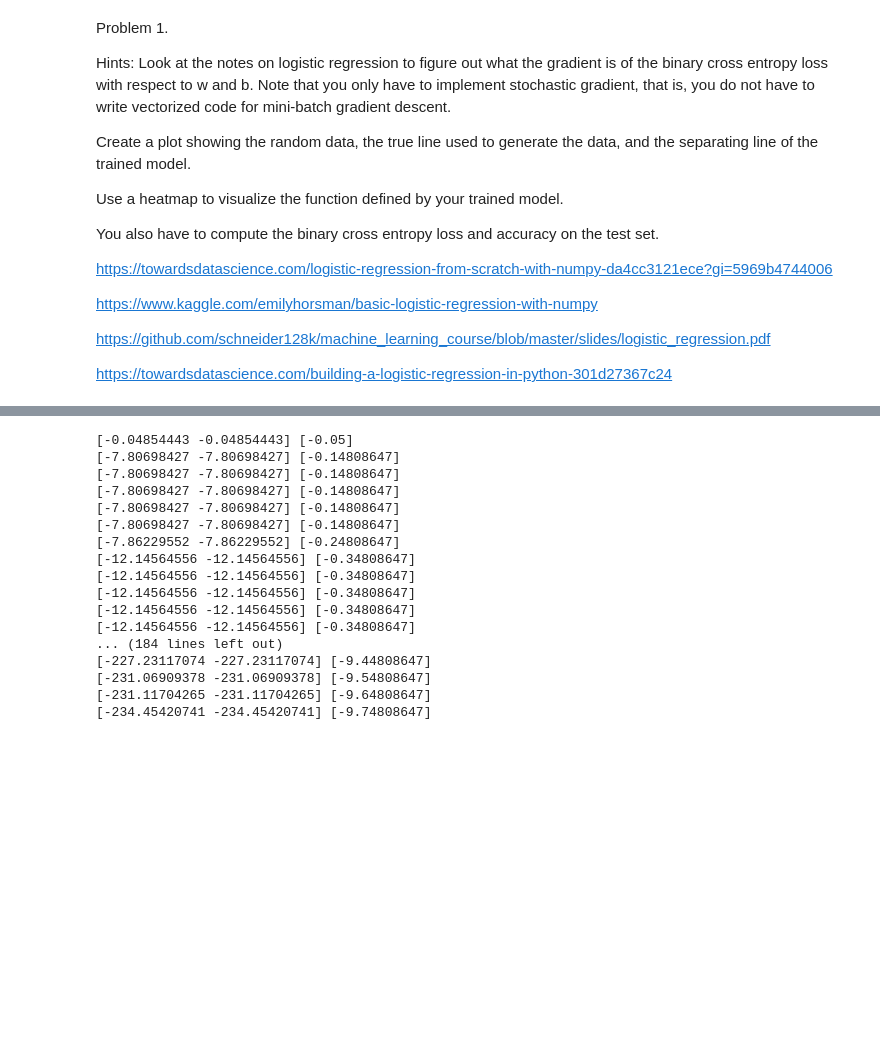
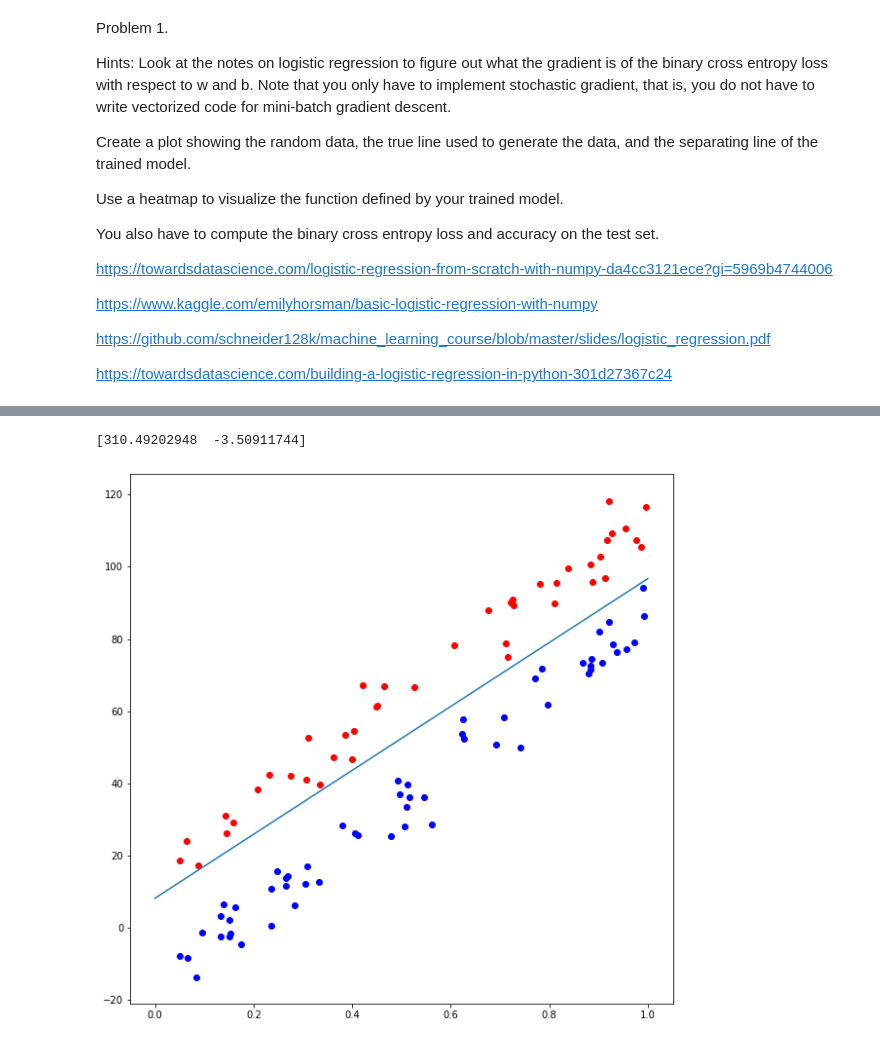
Before and after one commit to nspeer12/AI_CAP4630, a Jupyter notebook: hw3.ipynb, the cells around one changed output, grey strips where cells are left out. Cells and saved outputs as stored; diff of their text form; code cells hidden in the pictures; blank space fills up the shorter version.

```diff
--- a/hw3.ipynb
+++ b/hw3.ipynb
@@ -270,3 +246,38 @@ class Model:
+# %%
+class Model:
+    def __init__(self, input_dim=2, learning_rate=0.15, epochs=1000):
+        self.input_dim = input_dim
+        # weights
+        self.w = np.random.rand(input_dim)
+        self.b = np.random.rand(1)
+        # hyperparameters
+        self.learning_rate=learning_rate
+        self.epochs=epochs
+
+    def train(self, train_x, train_y):
+        for e in range(self.epochs):
+
+            # each example
+            for k in range(len(train_x)):
+                a = make_prediction(self.w, self.b, train_x[k])
+                y = train_y[k]
+
+                # update weights
+                self.w, self.b = gradientDescent(a, y, train_x[k], self.w, self.b)
+
+    def plot_line(self, x, y):
+        fig, ax = plt.subplots(figsize=(10,10))
+        d = np.linspace(0, 1)
+
+        print(self.w)
+        pred_line = -((self.w[0] * d) + self.b) / self.w[1]
+        ax.plot(d, pred_line)
+
+        for i in range(len(x)):
+          # plot real value
+          ax.scatter(x[i][0], x[i][1], c='blue' if y[i] == 1 else 'red', label='Real')
+
+        plt.show()
 # %%
 x_1, x_2, y = get_random_data(100,10,15,5,100)
 
@@ -278,20 +286,9 @@ my_model = Model()
+# %%
+model = Model()
 # %%
-my_model.train(X, y)
+model.train(X, y)
-# %% [output]
-[-0.04854443 -0.04854443] [-0.05]
-[-7.80698427 -7.80698427] [-0.14808647]
-[-7.80698427 -7.80698427] [-0.14808647]
-[-7.80698427 -7.80698427] [-0.14808647]
-[-7.80698427 -7.80698427] [-0.14808647]
-[-7.80698427 -7.80698427] [-0.14808647]
-[-7.86229552 -7.86229552] [-0.24808647]
-[-12.14564556 -12.14564556] [-0.34808647]
-[-12.14564556 -12.14564556] [-0.34808647]
-[-12.14564556 -12.14564556] [-0.34808647]
-[-12.14564556 -12.14564556] [-0.34808647]
-[-12.14564556 -12.14564556] [-0.34808647]
-... (184 lines left out)
-[-227.23117074 -227.23117074] [-9.44808647]
-[-231.06909378 -231.06909378] [-9.54808647]
-[-231.11704265 -231.11704265] [-9.64808647]
-[-234.45420741 -234.45420741] [-9.74808647]
+# %%
+model.plot_line(X,y)
+# %% [output]
+[310.49202948  -3.50911744]
+[figure, added]
```
Also changed, not shown: parts of 13 cells of this notebook.
